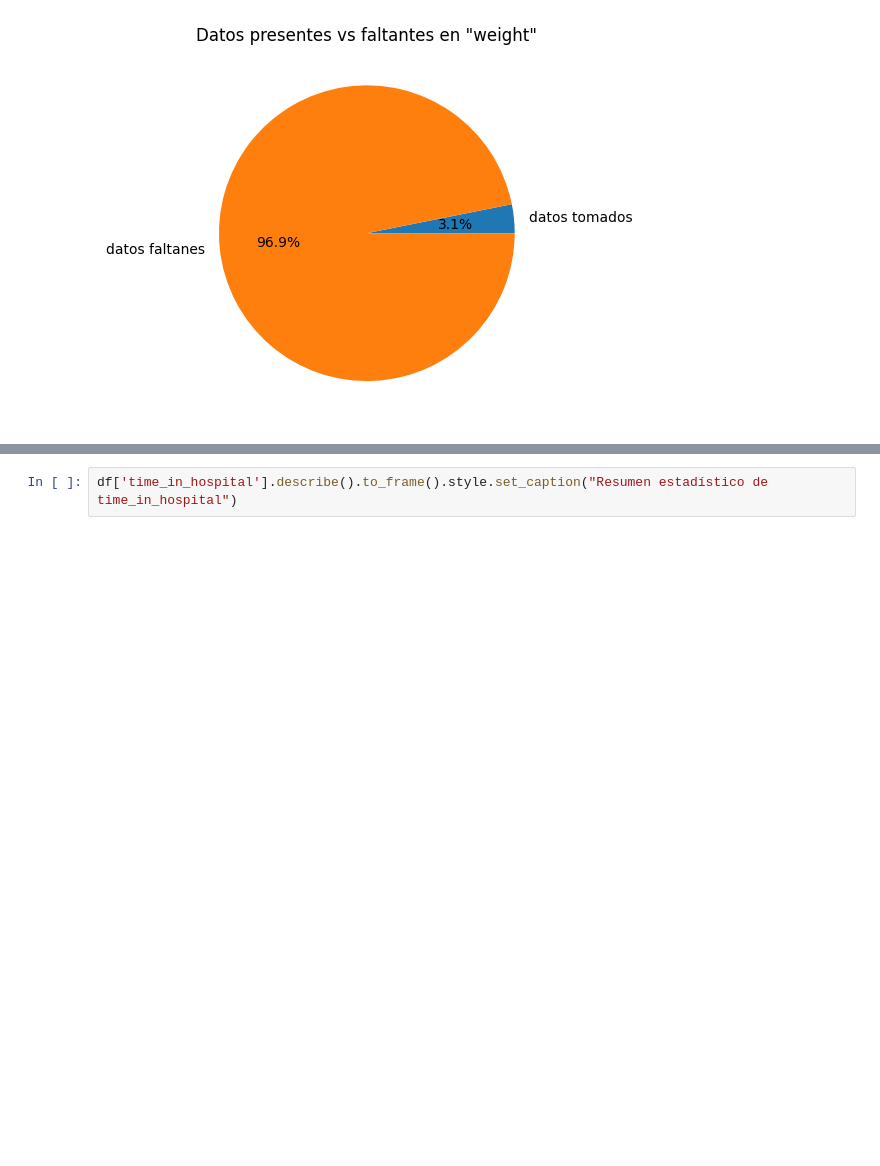
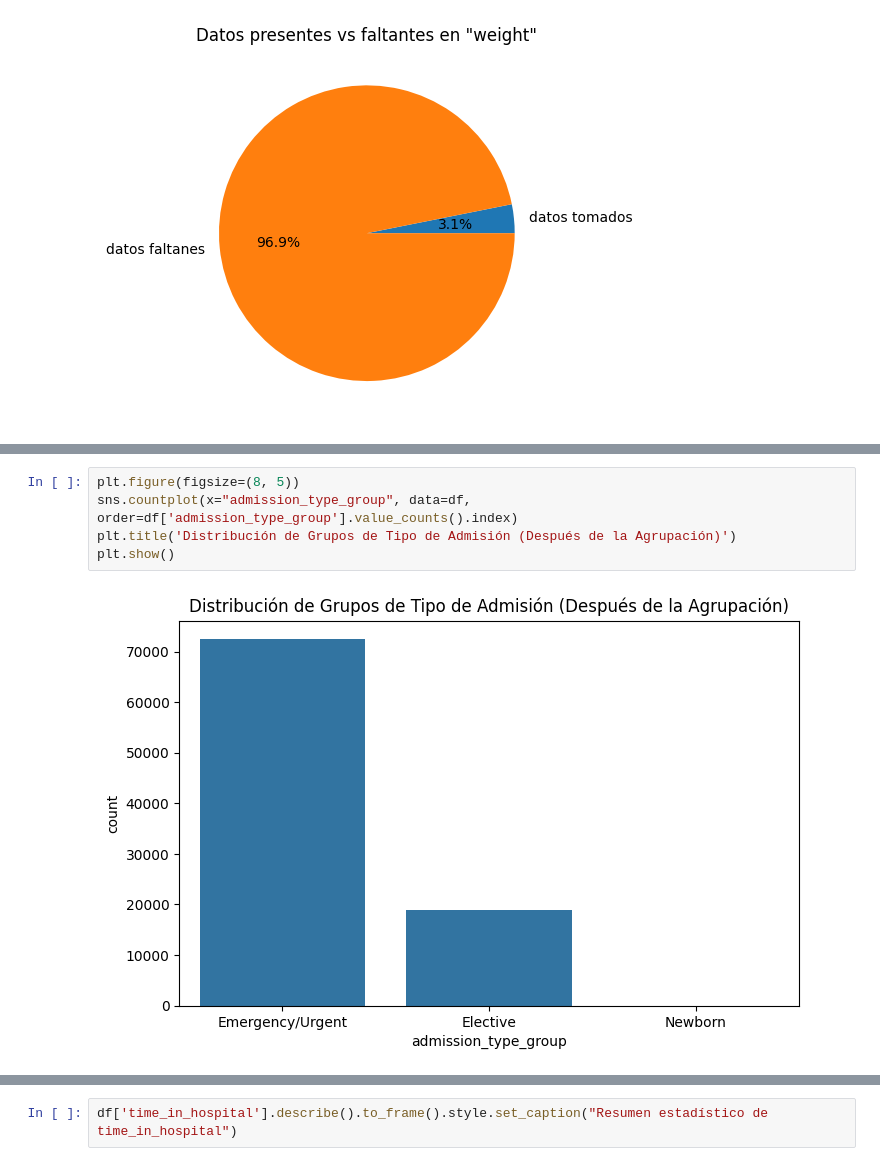
Before and after one commit to LasciaStare/MachineLearning, a Jupyter notebook: EDA.ipynb, the cells around one changed output, grey strips where cells are left out. Drawn from its saved outputs; the diff is of its cells as text; blank space fills up the shorter version.

```diff
--- a/EDA.ipynb
+++ b/EDA.ipynb
@@ -180,0 +374,7 @@ plt.show()
+# %%
+plt.figure(figsize=(8, 5))
+sns.countplot(x="admission_type_group", data=df, order=df['admission_type_group'].value_counts().index)
+plt.title('Distribución de Grupos de Tipo de Admisión (Después de la Agrupación)')
+plt.show()
+# %% [output]
+[figure, added]
```
Also changed, not shown: parts of 88 cells of this notebook, 1 other file.
